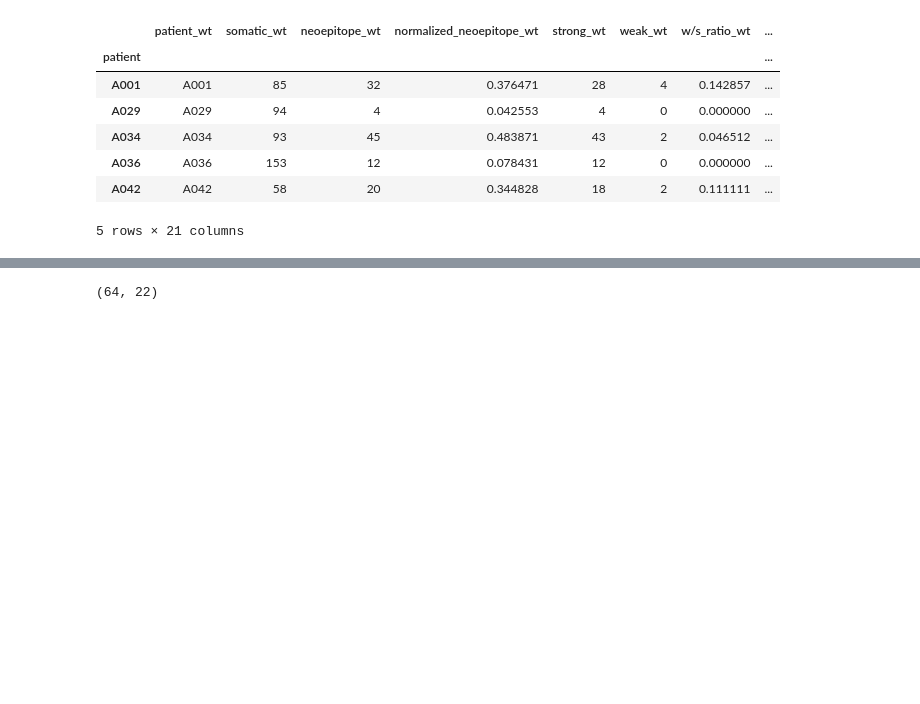
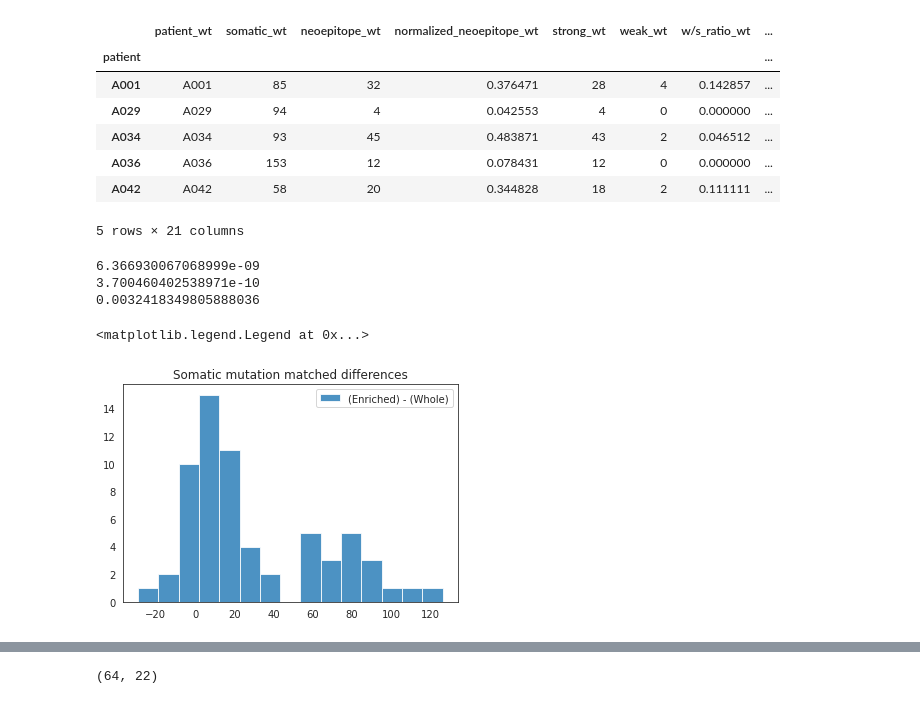
Before and after one commit to soymintc/pvacseq, a Jupyter notebook: plot_counts.ipynb, the cells around one changed output, grey strips where cells are left out. Drawn from its saved outputs; the diff is of its cells as text; code cells hidden in the pictures; blank space fills up the shorter version.

Commit message:
plot somatic mutation and neoantigen counts

```diff
--- a/plot_counts.ipynb
+++ b/plot_counts.ipynb
@@ -337,3 +337,27 @@ matched.head()
 | A036 | A036 | 153 | 12 | 0.078431 | 12 | 0 | 0.000000 | ... |
 | A042 | A042 | 58 | 20 | 0.344828 | 18 | 2 | 0.111111 | ... |
 5 rows × 21 columns
+# %%
+# matched stats diff
+n_bins = 15
+somatic_et_wt_diff = matched['somatic_et'] - matched['somatic_wt']
+neoepitope_et_wt_diff = matched['neoepitope_et'] - matched['neoepitope_wt']
+normalized_neoepitope_et_wt_diff = matched['normalized_neoepitope_et'] - matched['normalized_neoepitope_wt']
+# %%
+print(scipy.stats.wilcoxon(somatic_et_wt_diff).pvalue)
+print(scipy.stats.wilcoxon(neoepitope_et_wt_diff).pvalue)
+print(scipy.stats.wilcoxon(normalized_neoepitope_et_wt_diff).pvalue)
+# %% [output]
+6.366930067068999e-09
+3.700460402538971e-10
+0.0032418349805888036
+# %%
+# Matched difference histogram
+plt.hist([somatic_et_wt_diff], bins=n_bins, alpha=alpha)
+plt.title('Somatic mutation matched differences')
+plt.legend(['(Enriched) - (Whole)'])
+# plt.hist(counts[counts.source == 'Enriched_Tumor'][['somatic', 'neoepitope']], bins=n_bins, alpha=alpha)
+# plt.legend()
+# %% [output]
+<matplotlib.legend.Legend at 0x...>
+[figure, added]
```
Also changed, not shown: parts of 4 cells of this notebook.
